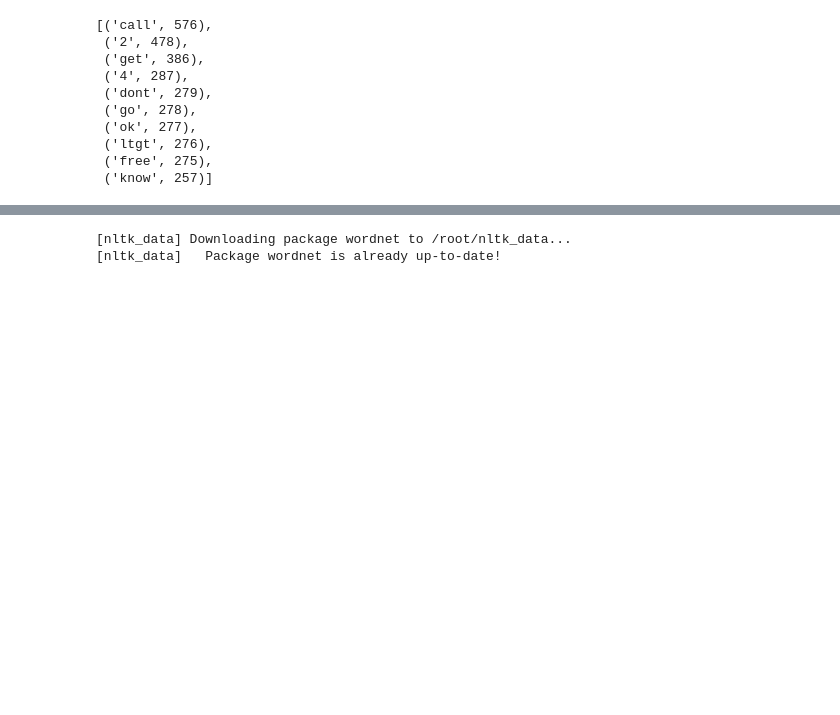
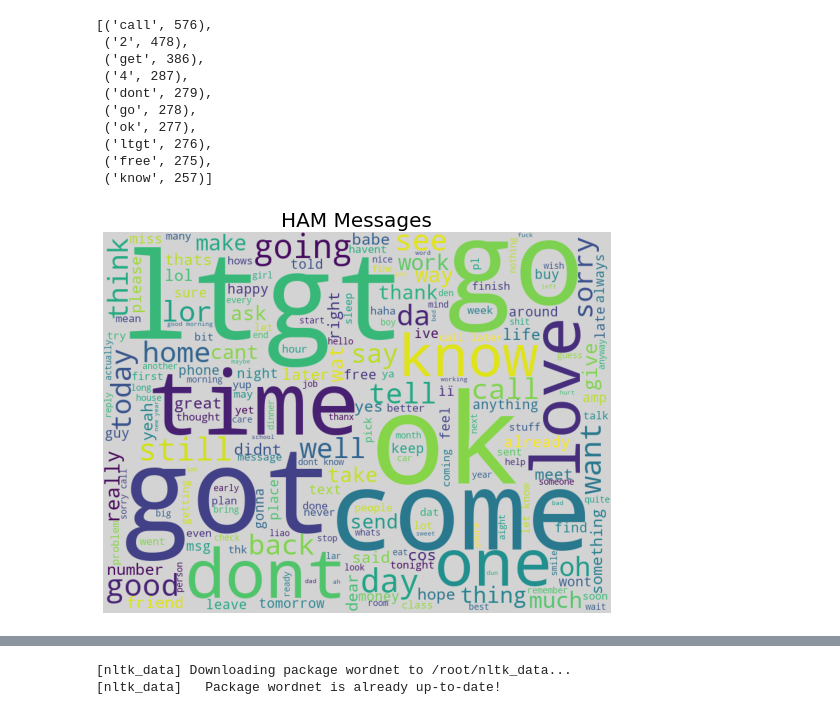
Before and after one commit to AlexAlexeyuk/AlexAlexeyuk, a Jupyter notebook: Alexeyuk_Spam_identification.ipynb, the cells around one changed output, grey strips where cells are left out. Saved outputs shown, nothing was run; the diff lists cells and outputs as text; code cells hidden in the pictures; blank space fills up the shorter version.

```diff
--- a/Alexeyuk_Spam_identification.ipynb
+++ b/Alexeyuk_Spam_identification.ipynb
@@ -134,3 +134,22 @@ cnt.most_common(10)
  ('ltgt', 276),
  ('free', 275),
  ('know', 257)]
+# %%
+def show_wordcloud(df, title):
+    text = ' '.join(df['text_wo_stop'].astype(str).tolist())
+    stopwords = set(wordcloud.STOPWORDS)
+
+    fig_wordcloud = wordcloud.WordCloud(stopwords=stopwords,background_color='lightgrey',
+                    colormap='viridis', width=800, height=600).generate(text)
+
+    plt.figure(figsize=(10,7), frameon=True)
+    plt.imshow(fig_wordcloud)
+    plt.axis('off')
+    plt.title(title, fontsize=20 )
+    plt.show()
+# %%
+import wordcloud
+import matplotlib.pyplot as plt
+show_wordcloud(df[df['target']==0], "HAM Messages")
+# %% [output]
+[figure, added]
```
Also changed, not shown: parts of 47 cells of this notebook.
